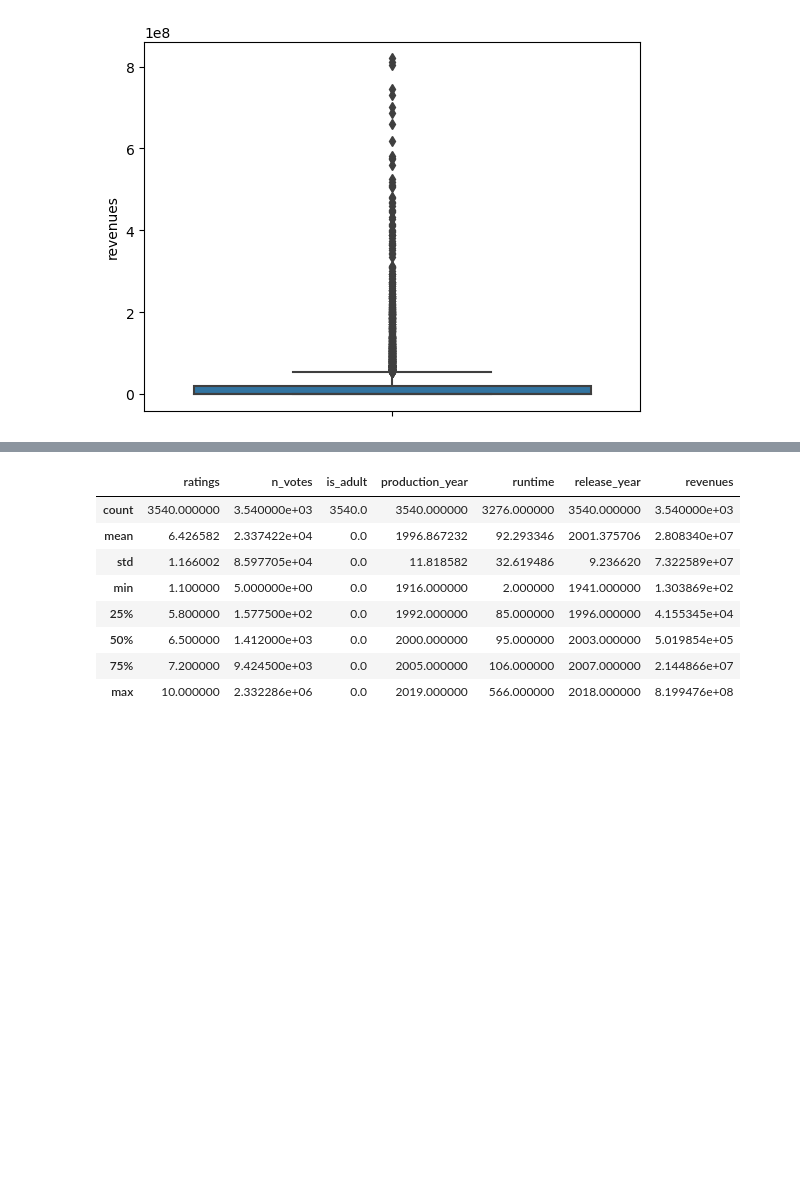
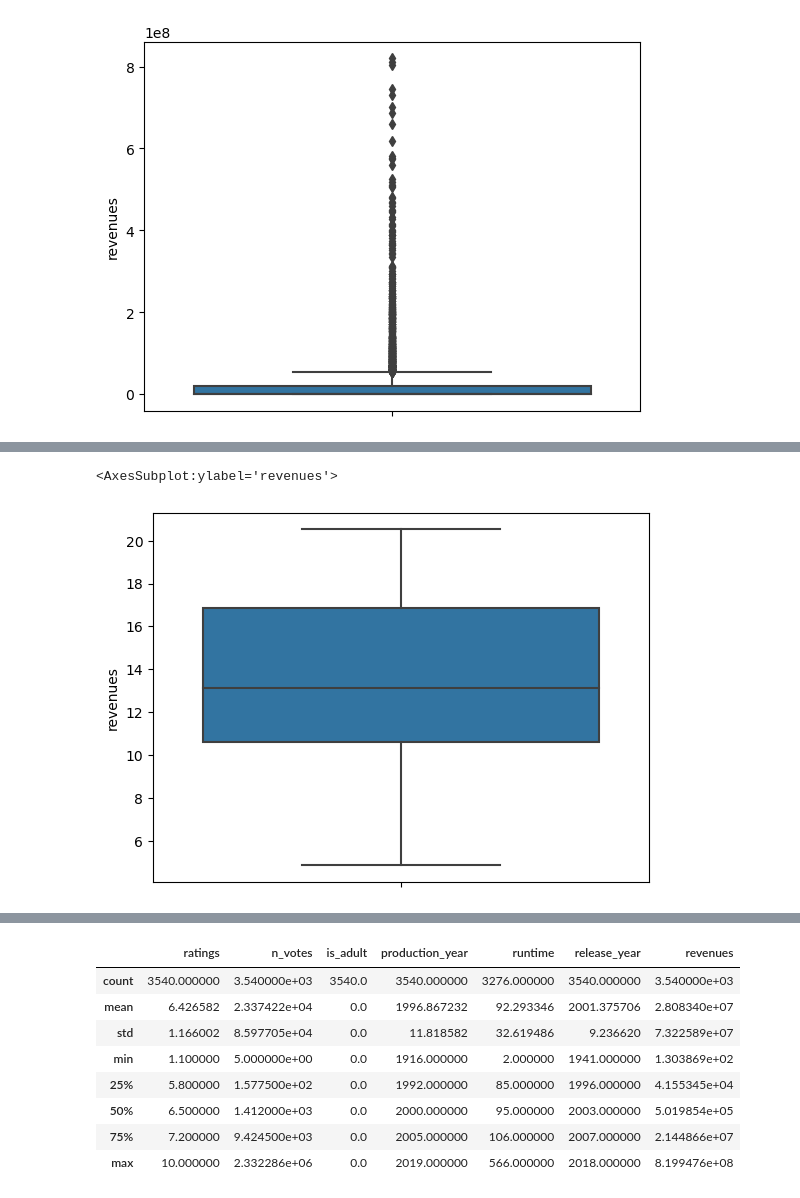
Before and after one commit to Mathieu-R/lelec2870-movie-revenue-prediction, a Jupyter notebook: movie-revenue-prediction.ipynb, the cells around one changed output, grey strips where cells are left out. Saved outputs shown, nothing was run; the diff lists cells and outputs as text; code cells hidden in the pictures; blank space fills up the shorter version.

```diff
--- a/movie-revenue-prediction.ipynb
+++ b/movie-revenue-prediction.ipynb
@@ -384,0 +408,5 @@ sns.boxplot(y = df["revenues"])
+# %%
+sns.boxplot(y = np.log(df["revenues"]))
+# %% [output]
+<AxesSubplot:ylabel='revenues'>
+[figure, added]
```
Also changed, not shown: parts of 11 cells of this notebook.
